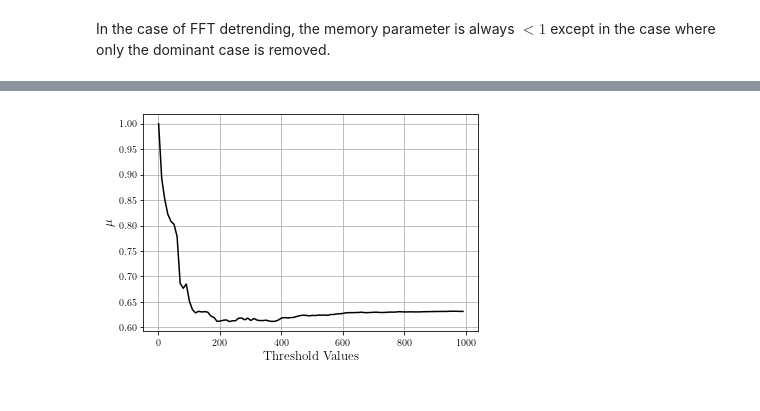
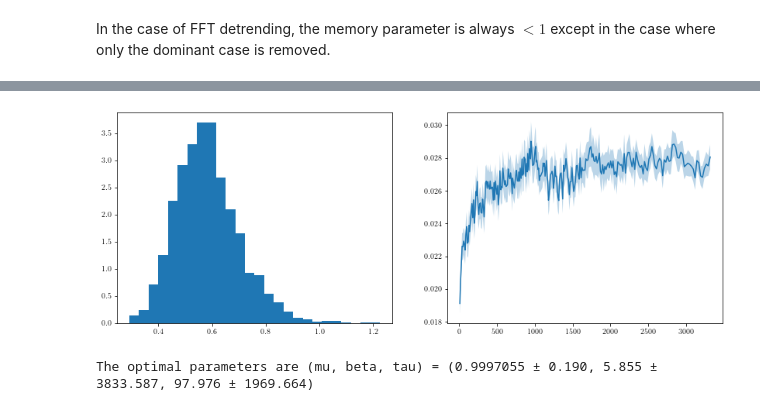
Before and after one commit to xxtofff/Physics-305, a Jupyter notebook: notebooks/PSR_J1023 - mod.ipynb, the cells around one changed output, grey strips where cells are left out. Saved outputs shown, nothing was run; the diff lists cells and outputs as text; code cells hidden in the pictures.

```diff
--- a/notebooks/PSR_J1023 - mod.ipynb
+++ b/notebooks/PSR_J1023 - mod.ipynb
@@ -497,0 +479,10 @@ In the case of FFT detrending, the memory parameter is always $<1$ except in the
+# %%
+plt.figure(figsize=(9, 6))
+
+bin_cent_raw, msd_raw, msd_err_raw = binned_msd(b_band.Flux, b_band.Time, n_bins = 1000)
+
+plt.plot(bin_cent_raw, msd_raw)
+plt.fill_between(bin_cent_raw, msd_raw - msd_err_raw, msd_raw + msd_err_raw, alpha=0.3)
+
+plt.savefig('..//figures//PSR_J1023//raw_msd_err.png', dpi = 300, bbox_inches = 'tight')
+plt.show()
@@ -498,39 +491,31 @@ In the case of FFT detrending, the memory parameter is always $<1$ except in the
+# %%
+plt.figure(figsize=(14,5))
+
+plt.subplot(1,2,1)
+plt.hist(b_band.Flux, tscott_bins(b_band.Flux), density=True)
+
+plt.subplot(1,2,2)
+plt.plot(bin_cent_raw, msd_raw)
+plt.fill_between(bin_cent_raw, msd_raw - msd_err_raw, msd_raw + msd_err_raw, alpha=0.3)
+
+plt.savefig('..//figures//PSR_J1023//raw_hist_msd.png', dpi = 300, bbox_inches = 'tight')
+plt.show()
+# %% [output]
+[figure, added]
 # %%
-bins_val = 1000
-thresh_vals = [*range(1,1000,10)]
-mu_vals_fft = []
-mu_err_vals_fft = []
+def msd_theo_raw(t, mu, beta, tau):
+    msd_theo_vals = msd_theo(t, mu, beta, tau)
+    msd_theo_vals += msd_raw[0] - msd_theo_vals[0]
+    return msd_theo_vals
 
-for thresh in thresh_vals:
-    fft_flux = fft_detrend(flux, thresh)
-    bin_cent_fft, msd_fft, msd_err_fft = binned_msd(fft_flux, b_band.Time[:-1], n_bins = bins_val)
+opt_params, cov_matrix = sp.optimize.curve_fit(msd_theo_raw, bin_cent_raw, msd_raw, sigma = msd_err_raw, bounds=([10**-3, 10**-3, 10**-3], [2.0, 300, 300]) )
 
-    def msd_theo_fft(t, mu, beta, tau):
-        msd_theo_vals = msd_theo(t, mu, beta, tau)
-        # Align the first value of the theoretical MSD with the first value of the experimental MSD
-        msd_theo_vals += msd_fft[0] - msd_theo_vals[0]
-        return msd_theo_vals
+# extract errors for each fitted parameter
+param_errors = np.sqrt(np.diag(cov_matrix))
 
-    opt_params, cov_matrix = sp.optimize.curve_fit(msd_theo_fft, bin_cent_fft, msd_fft, sigma= msd_err_fft, bounds=([10**-3, 10**-3, 10**-3], [2.0, 200, 200]) )
+mu_opt, beta_opt, tau_opt = opt_params
+mu_err, beta_err, tau_err = param_errors
 
-    # Extract the standard deviations (errors) for each fitted parameter
-    param_errors = np.sqrt(np.diag(cov_matrix))
-
-    mu_opt_fft, beta_opt, tau_opt = opt_params
-    mu_err_fft, beta_err, tau_err = param_errors
-    mu_vals_fft.append(mu_opt_fft)
-    mu_err_vals_fft.append(mu_err_fft)
-
-mu_vals_fft = np.array(mu_vals_fft)
-mu_err_vals_fft = np.array(mu_err_vals_fft)
+print('The optimal parameters are (mu, beta, tau) = ({:.7f} \u00B1 {:.3f}, {:.3f} \u00B1 {:.3f}, {:.3f} \u00B1 {:.3f})'.format(mu_opt,mu_err,beta_opt,beta_err,tau_opt,tau_err))
+# %% [output]
+The optimal parameters are (mu, beta, tau) = (0.9997055 ± 0.190, 5.855 ± 3833.587, 97.976 ± 1969.664)
-# %%
-plt.plot(thresh_vals, mu_vals_fft, 'k-')
-# plt.fill_between(thresh_vals, mu_vals_fft-mu_err_vals_fft, mu_vals_fft+mu_err_vals_fft, alpha = 0.3)
-plt.xlabel('$\mathrm{Threshold\ Values}$', fontsize = 13)
-plt.ylabel('$\mu$', fontsize = 13)
-plt.grid(True)
-
-plt.savefig('..//figures//PSR_J1023//mu_thresh.png', dpi = 300, bbox_inches = 'tight')
-plt.show()
-# %% [output]
-[figure, removed]
```
Also changed, not shown: parts of 22 cells of this notebook, 11 other files.
